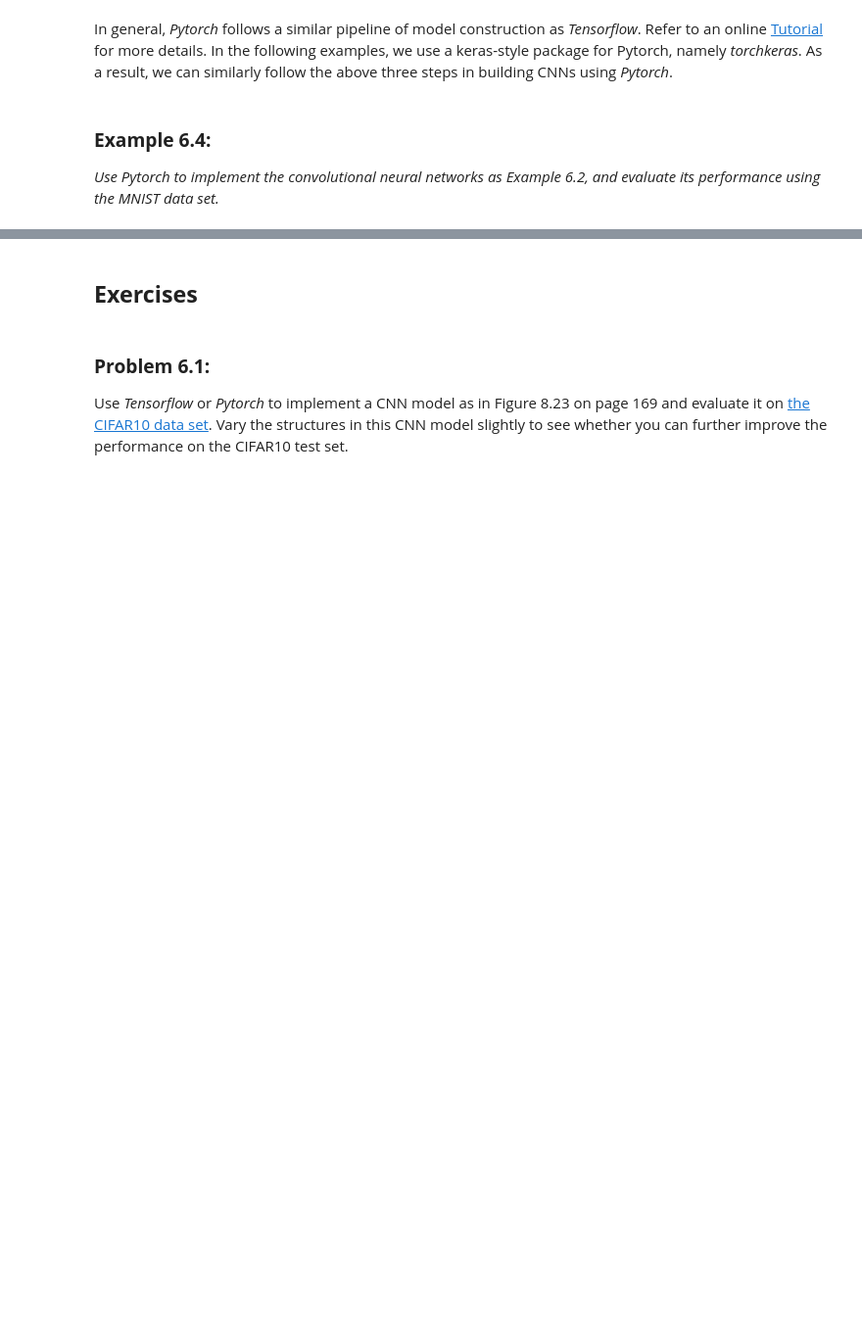
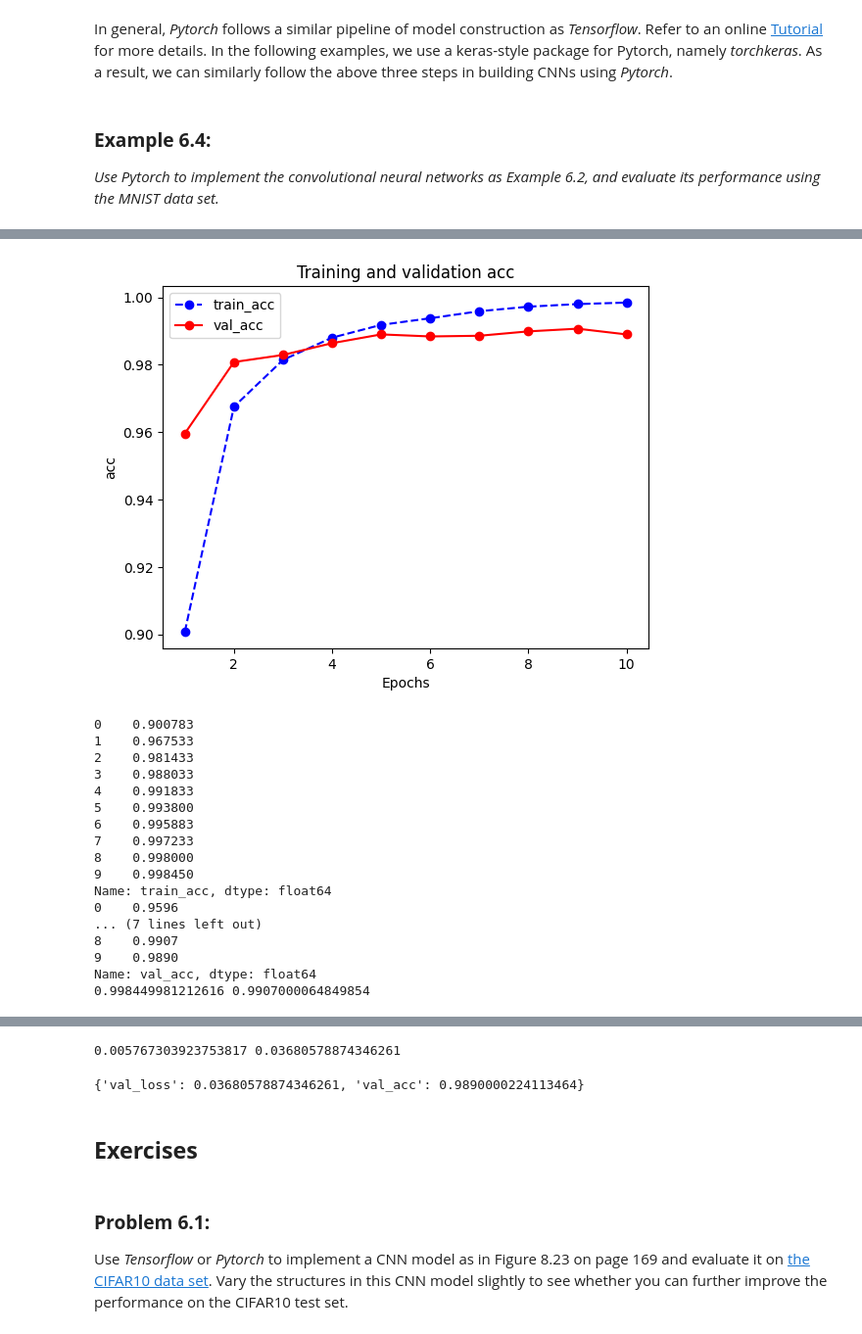
Before and after one commit to iNCML/MachineLearningBook, a Jupyter notebook: labs/ipynb/Lab6_Convolutional_Neural_Networks.ipynb, the cells around one changed output, grey strips where cells are left out. Shown at 98% size. Drawn from its saved outputs; the diff is of its cells as text; code cells hidden in the pictures; blank space fills up the shorter version.

```diff
--- a/labs/ipynb/Lab6_Convolutional_Neural_Networks.ipynb
+++ b/labs/ipynb/Lab6_Convolutional_Neural_Networks.ipynb
@@ -539,0 +616,48 @@ Finished Training...
+# %%
+# retrieve data from training history to plot learning curves
+#
+import matplotlib.pyplot as plt
+
+def plot_metric(dfhistory, metric):
+    train_metrics = dfhistory["train_"+metric]
+    val_metrics = dfhistory['val_'+metric]
+    epochs = range(1, len(train_metrics) + 1)
+    plt.plot(epochs, train_metrics, 'bo--')
+    plt.plot(epochs, val_metrics, 'ro-')
+    plt.title('Training and validation '+ metric)
+    plt.xlabel("Epochs")
+    plt.ylabel(metric)
+    plt.legend(["train_"+metric, 'val_'+metric])
+    plt.show()
+
+# retrieve and plot the accuracy curves
+plot_metric(dfhistory,'acc')
+print(dfhistory["train_acc"])
+print(dfhistory["val_acc"])
+print(dfhistory["train_acc"].max(), dfhistory['val_acc'].max())
+
+
+# retrieve and plot the loss curves
+plot_metric(dfhistory,'loss')
+#print(dfhistory["train_loss"])
+#print(dfhistory["val_loss"])
+print(dfhistory["train_loss"].min(), dfhistory['val_loss'].min())
+# %% [output]
+[figure, added]
+0    0.900783
+1    0.967533
+2    0.981433
+3    0.988033
+4    0.991833
+5    0.993800
+6    0.995883
+7    0.997233
+8    0.998000
+9    0.998450
+Name: train_acc, dtype: float64
+0    0.9596
+... (7 lines left out)
+8    0.9907
+9    0.9890
+Name: val_acc, dtype: float64
+0.998449981212616 0.9907000064849854
@@ -540,3 +665,10 @@ Finished Training...
+0.005767303923753817 0.03680578874346261
+# %%
+# evaluate model
+
+model.evaluate(dl_valid,quiet=False)
+# %% [output]
+{'val_loss': 0.03680578874346261, 'val_acc': 0.9890000224113464}
 # %% [markdown]
 ## **Exercises**
 # %% [markdown]
```
Also changed, not shown: parts of 16 cells of this notebook, 2 other files.
